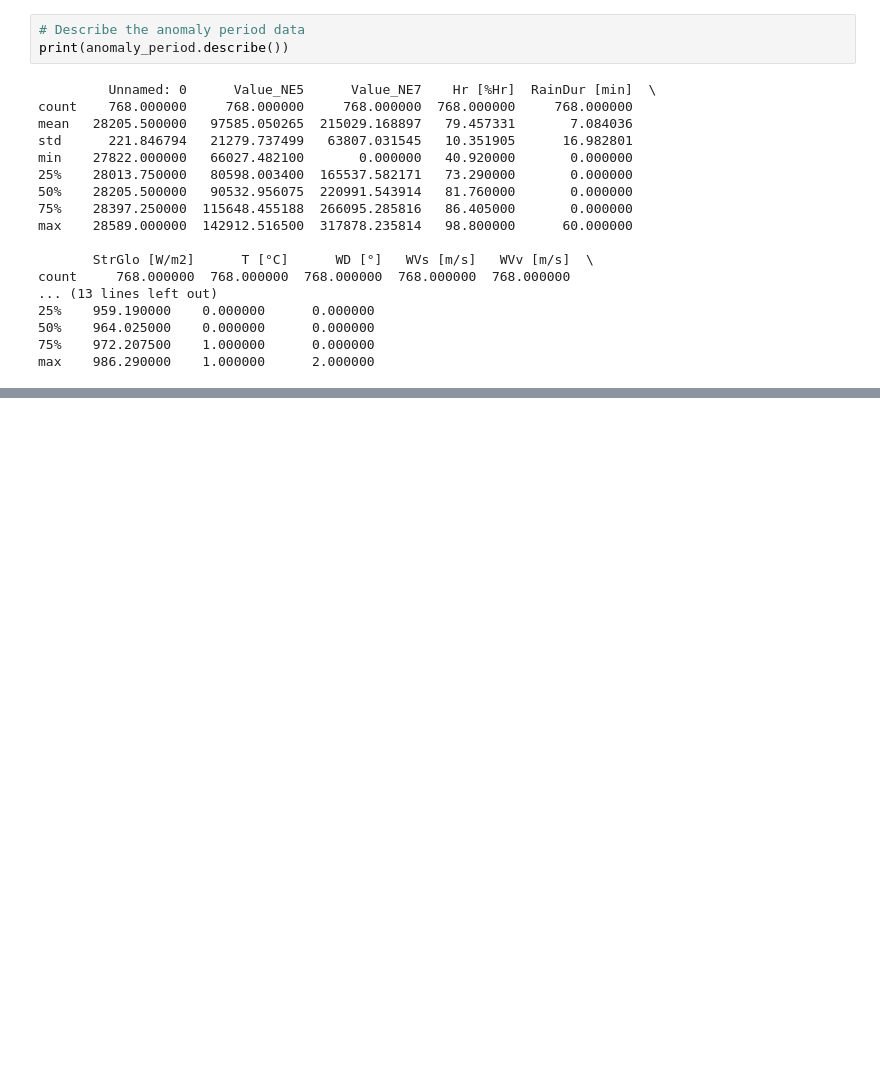
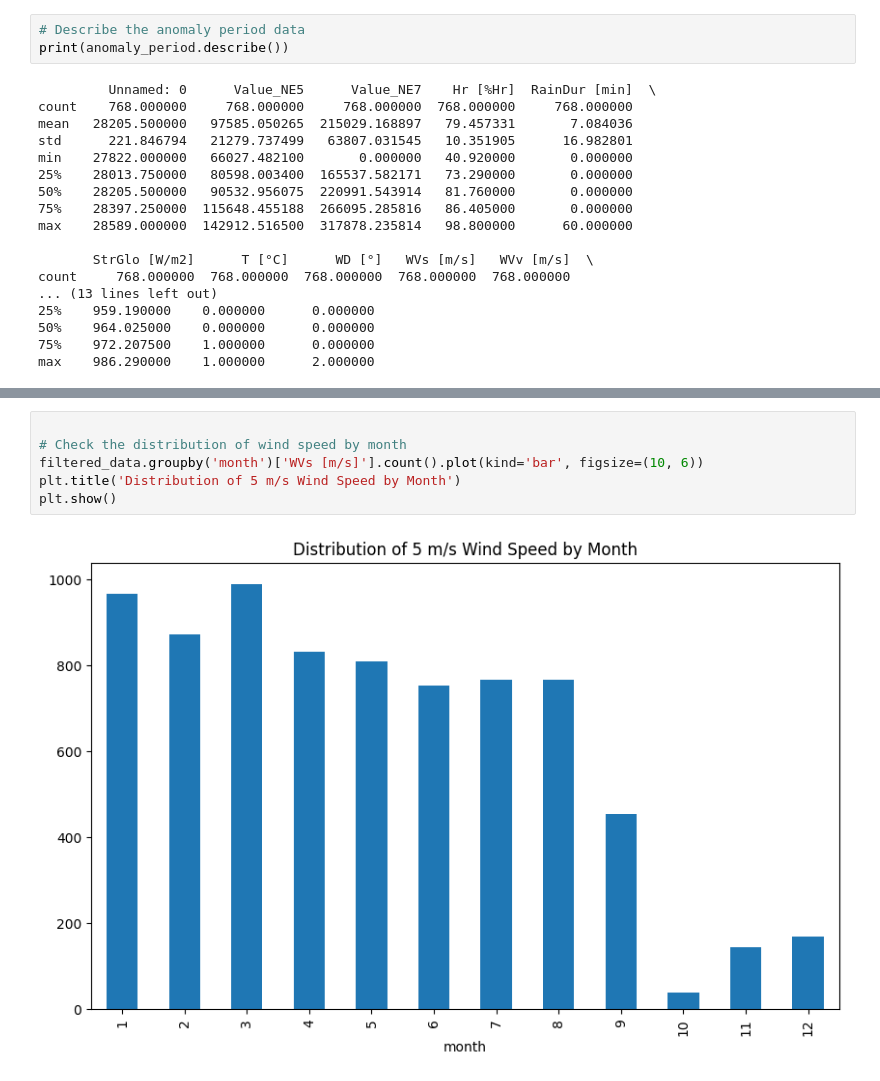
Before and after one commit to d-sbrgr/DSPRO1-power-prediction, a Jupyter notebook: data_exploration/data_exploration.ipynb, the cells around one changed output, grey strips where cells are left out. Cells and saved outputs as stored; diff of their text form; blank space fills up the shorter version.

```diff
--- a/data_exploration/data_exploration.ipynb
+++ b/data_exploration/data_exploration.ipynb
@@ -185,0 +243,8 @@ max    986.290000    1.000000      2.000000
+# %%
+
+# Check the distribution of wind speed by month
+filtered_data.groupby('month')['WVs [m/s]'].count().plot(kind='bar', figsize=(10, 6))
+plt.title('Distribution of 5 m/s Wind Speed by Month')
+plt.show()
+# %% [output]
+[figure, added]
```
Also changed, not shown: parts of 6 cells of this notebook.
